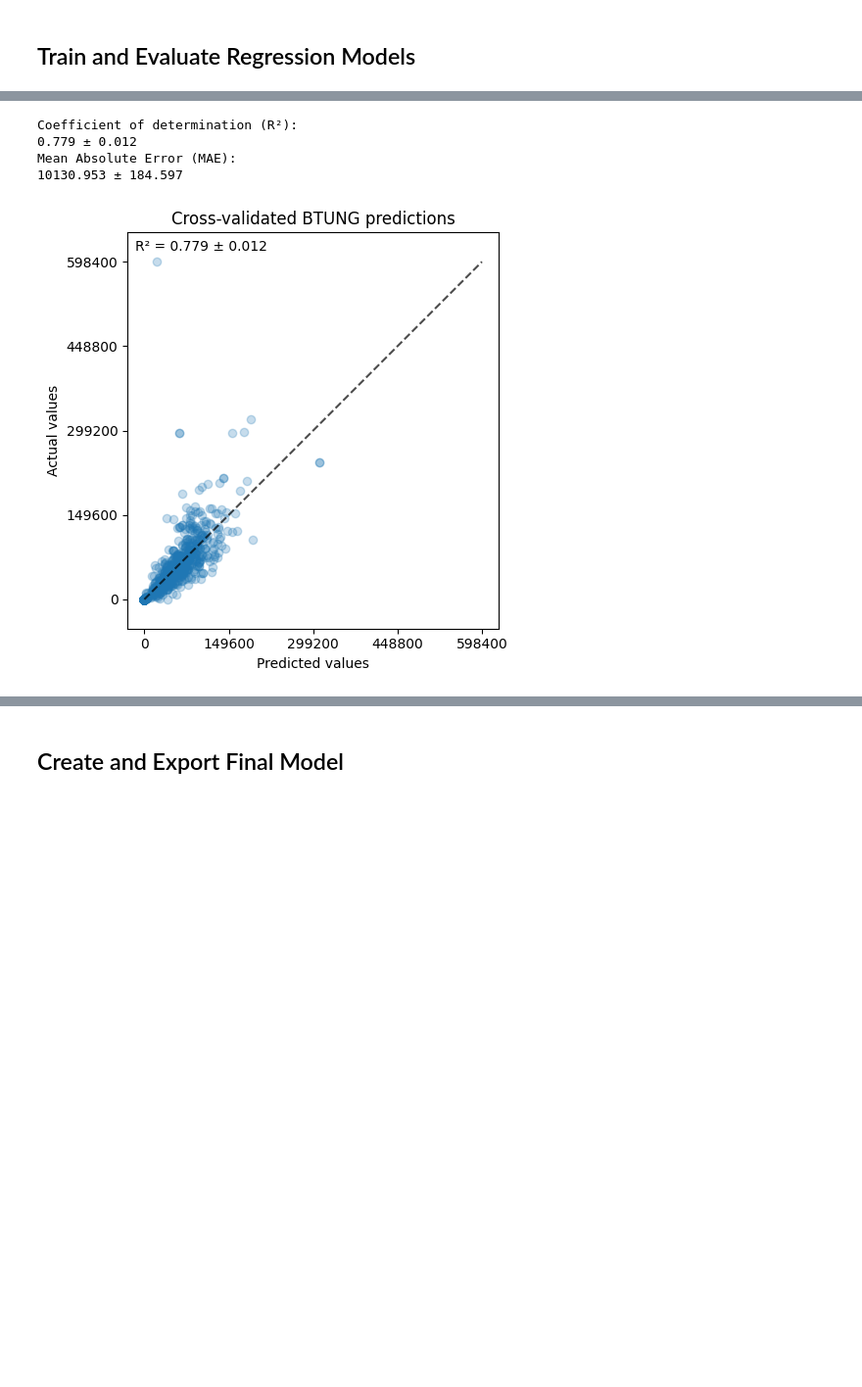
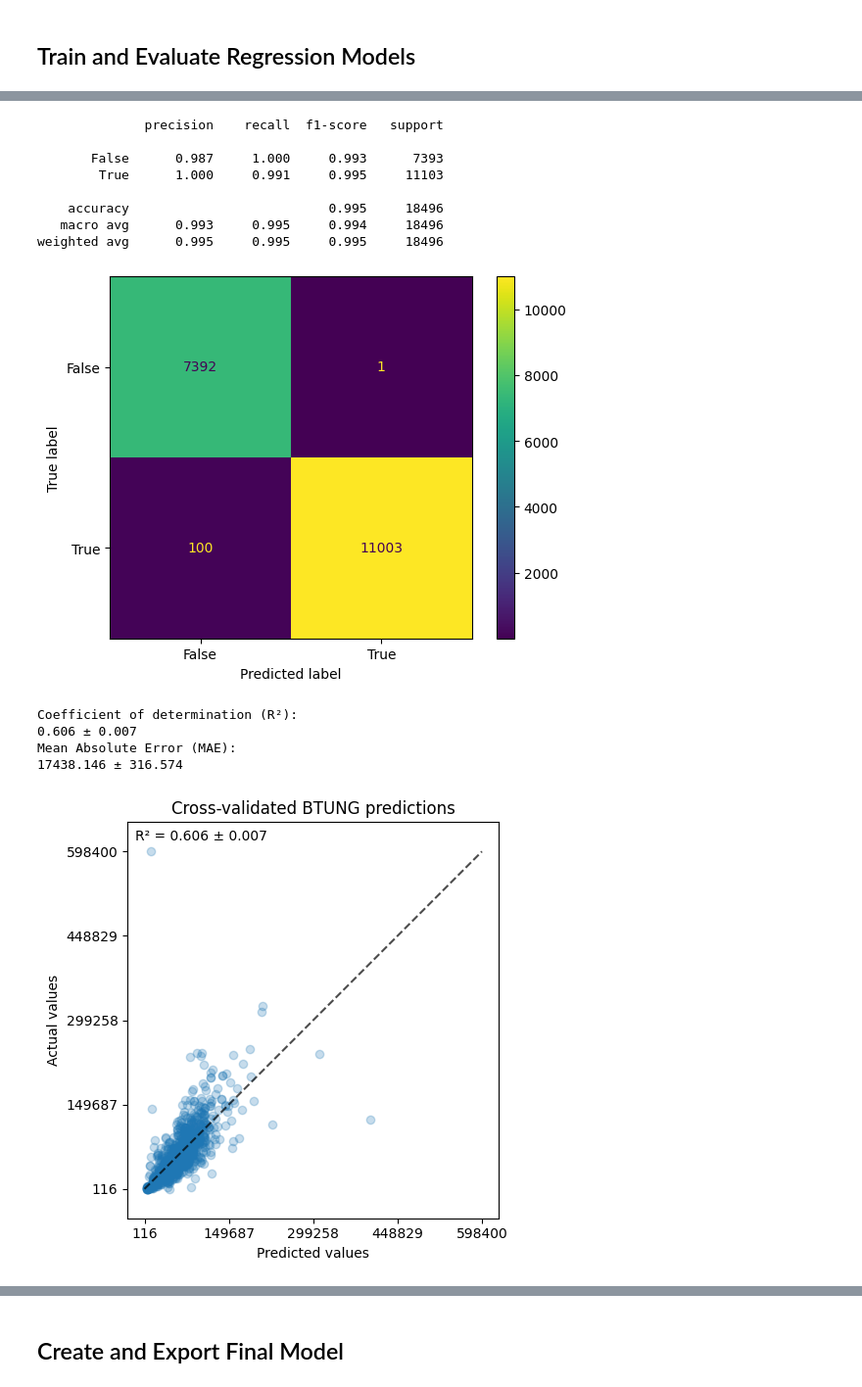
Before and after one commit to jon-codes/c964-model, a Jupyter notebook: notebooks/train.ipynb, the cells around one changed output, grey strips where cells are left out. Shown: that part at 98% size. Saved outputs shown, nothing was run; the diff lists cells and outputs as text; code cells hidden in the pictures; blank space fills up the shorter version.

```diff
--- a/notebooks/train.ipynb
+++ b/notebooks/train.ipynb
@@ -135,7 +136,7 @@ preprocessor = ColumnTransformer(
         ("numerical", preprocess_numerical, make_column_selector(dtype_include="number")),
         ("boolean", preprocess_boolean, make_column_selector(dtype_include="boolean"))
     ],
-    remainder="passthrough"
+    remainder=create_constant_imputer(fill_value=-1)
 )
 preprocessor
 # %% [output]
@@ -231,13 +259,25 @@ Mean Absolute Error (MAE):
 # %%
-# Evaluate regressor for BTUNG target
+# Evaluate classifier and regressor for BTUNG target
 target_var = "BTUNG"
-regressor = lgb.LGBMRegressor(objective="tweedie", verbose=-1, random_state=42)
 
-evaluate_regressor(target_var, regressor)
+classifier = lgb.LGBMClassifier(verbose=-1, objective="binary", random_state=42)
+evaluate_classifier(classifier, target_var)
+
+regressor = lgb.LGBMRegressor(verbose=-1, objective="poisson", random_state=42)
+evaluate_regressor(regressor, target_var)
 # %% [output]
-Coefficient of determination (R²):
-0.779 ± 0.012
-Mean Absolute Error (MAE):
-10130.953 ± 184.597
+              precision    recall  f1-score   support
+
+       False      0.987     1.000     0.993      7393
+        True      1.000     0.991     0.995     11103
+
+    accuracy                          0.995     18496
+   macro avg      0.993     0.995     0.994     18496
+weighted avg      0.995     0.995     0.995     18496
-[figure, old version]
+[figure, new version]
+Coefficient of determination (R²):
+0.606 ± 0.007
+Mean Absolute Error (MAE):
+17438.146 ± 316.574
+[figure, added]
 # %%
```
Also changed, not shown: parts of 7 cells of this notebook, 4 other files.
